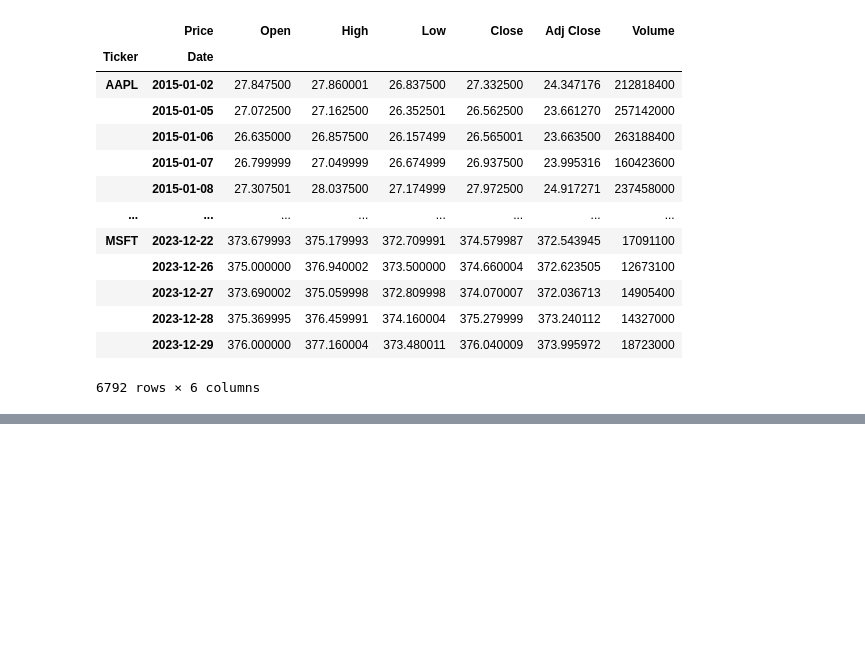
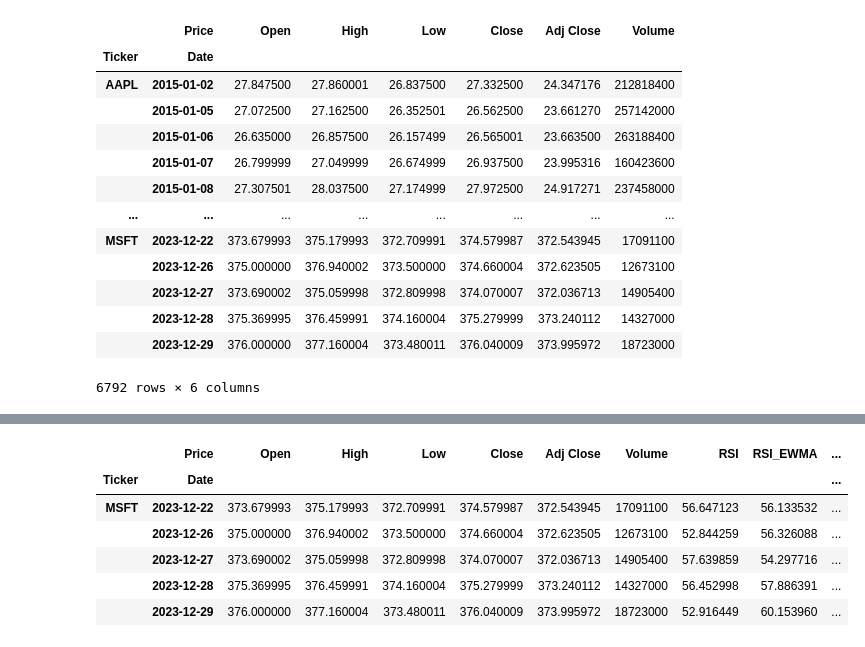
Before and after one commit to codyrosenzweig1/Quant_Trading_Basics_ML, a Jupyter notebook: Personal_Trading_Stratergy.ipynb, the cells around one changed output, grey strips where cells are left out. Cells and saved outputs as stored; diff of their text form; code cells hidden in the pictures; blank space fills up the shorter version.

```diff
--- a/Personal_Trading_Stratergy.ipynb
+++ b/Personal_Trading_Stratergy.ipynb
@@ -150,0 +319,22 @@ df.head(20)
+# %%
+df = calculate_macd(df)
+
+df = calculate_atr(df)
+
+df = calculate_roc(df)
+
+df = calculate_obv(df)
+
+df = calculate_moving_averages(df)
+
+df = calculate_garman_klass_volatility(df)
+
+df.tail()
+# %% [output]
+|  | Price | Open | High | Low | Close | Adj Close | Volume | RSI | RSI_EWMA | ... |
+| Ticker | Date |  |  |  |  |  |  |  |  | ... |
+| MSFT | 2023-12-22 | 373.679993 | 375.179993 | 372.709991 | 374.579987 | 372.543945 | 17091100 | 56.647123 | 56.133532 | ... |
+|  | 2023-12-26 | 375.000000 | 376.940002 | 373.500000 | 374.660004 | 372.623505 | 12673100 | 52.844259 | 56.326088 | ... |
+|  | 2023-12-27 | 373.690002 | 375.059998 | 372.809998 | 374.070007 | 372.036713 | 14905400 | 57.639859 | 54.297716 | ... |
+|  | 2023-12-28 | 375.369995 | 376.459991 | 374.160004 | 375.279999 | 373.240112 | 14327000 | 56.452998 | 57.886391 | ... |
+|  | 2023-12-29 | 376.000000 | 377.160004 | 373.480011 | 376.040009 | 373.995972 | 18723000 | 52.916449 | 60.153960 | ... |
```
Also changed, not shown: parts of 6 cells of this notebook.
